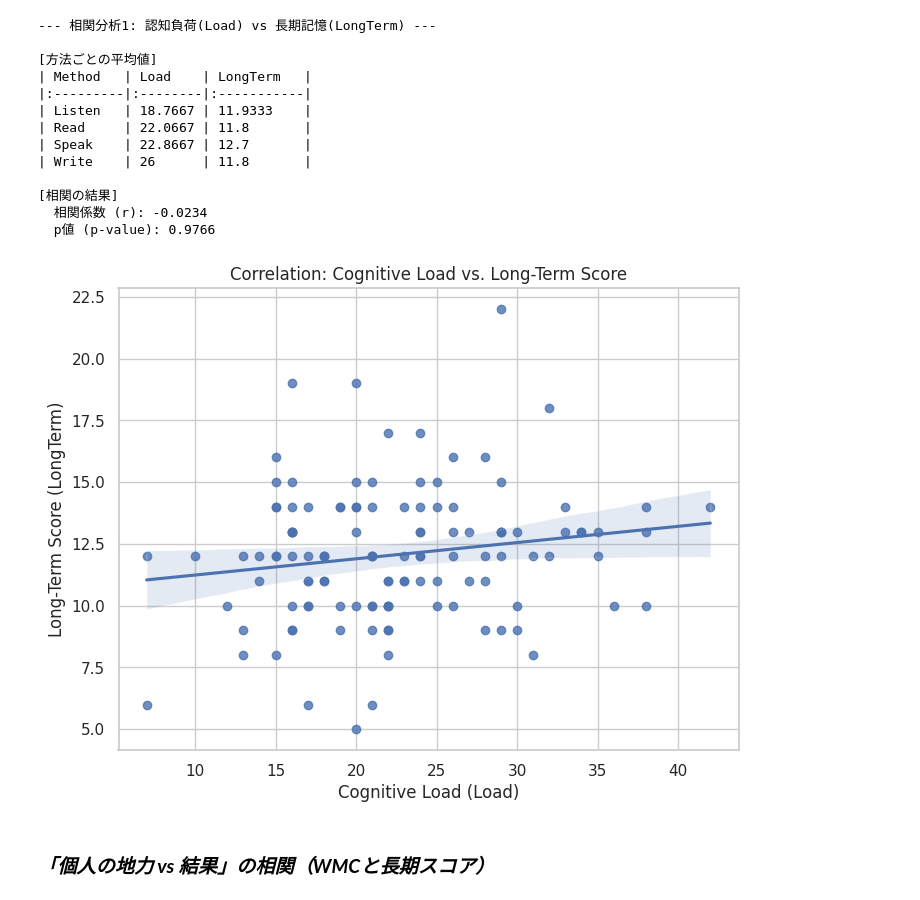
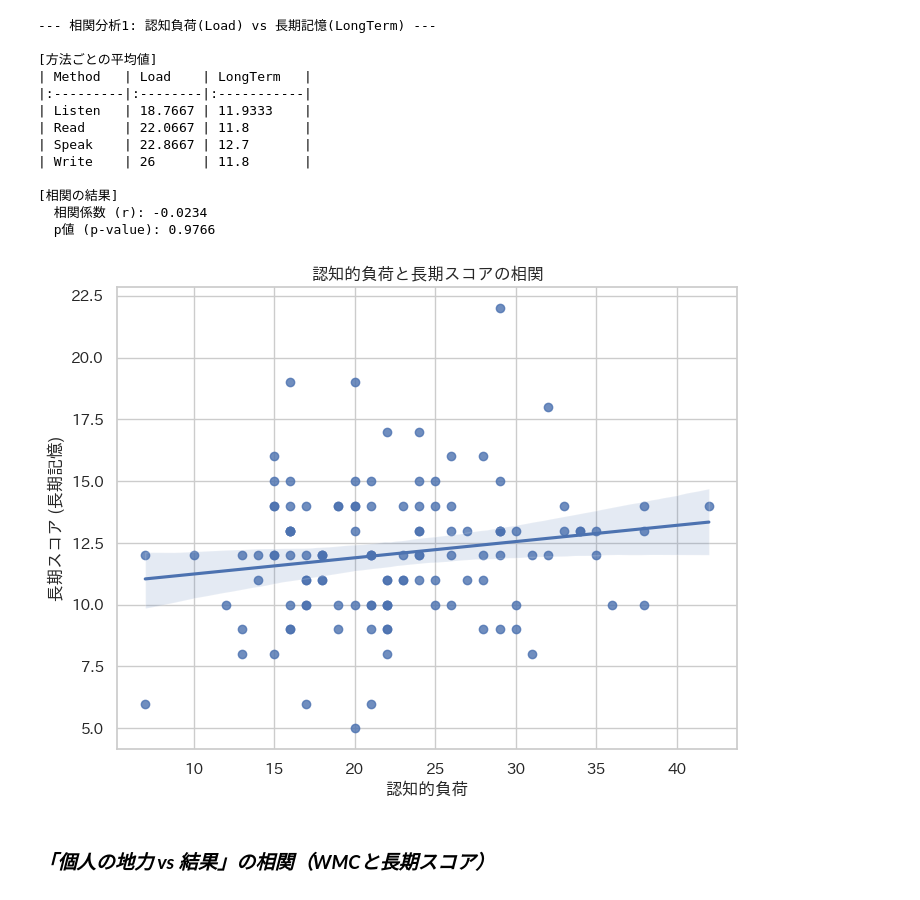
Before and after one commit to Fuga420/memory-learning-comparison, a Jupyter notebook: simulation.ipynb, the cells around one changed output. Saved outputs shown, nothing was run; the diff lists cells and outputs as text; code cells hidden in the pictures.

```diff
--- a/simulation.ipynb
+++ b/simulation.ipynb
@@ -13,7 +63,7 @@ np.random.seed(42) # 結果の再現性を担保
 # %%
 # 元データの読み込みと統計量
 
-df_original = pd.read_excel(original_file)
+df_original = pd.read_excel('卒論結果まとめ.xlsx')
 stats = df_original.select_dtypes(include=['number']).describe()
 
 round(stats.loc[['mean', 'std']],2)
@@ -213,8 +265,8 @@ Method  3.1724 3.0000 87.0000 0.0282
 # %%
 import seaborn as sns
 import matplotlib.pyplot as plt
+import japanize_matplotlib
 
-sns.set_theme(style="whitegrid")
 plt.figure(figsize=(8, 6))
 
 # 棒グラフ (平均値) を描画
@@ -226,9 +278,9 @@ sns.barplot(
     palette='Blues_d'
 )
 
-plt.title('Short-Term Memory Score by Method (Mean and 95% CI)')
-plt.xlabel('Memory Method')
-plt.ylabel('Short-Term Score')
+plt.title('方法別の得点(短期記憶)')
+plt.xlabel('記憶方法')
+plt.ylabel('得点(短期記憶)')
 plt.show()
 # %% [output]
 Passing `palette` without assigning `hue` is deprecated and will be removed in v0.14.0. Assign the `x` variable to `hue` and set `legend=False` for the same effect.
@@ -268,7 +320,6 @@ Method  0.7213 3.0000 87.0000 0.5419
 import seaborn as sns
 import matplotlib.pyplot as plt
 
-sns.set_theme(style="whitegrid")
 plt.figure(figsize=(8, 6))
 
 # 棒グラフ (平均値) を描画
@@ -280,9 +331,9 @@ sns.barplot(
     palette='Blues_d'
 )
 
-plt.title('Long-Term Memory Score by Method (Mean and 95% CI)')
-plt.xlabel('Memory Method')
-plt.ylabel('Long-Term Score')
+plt.title('方法別の得点(長期記憶)')
+plt.xlabel('記憶方法')
+plt.ylabel('得点(長期記憶)')
 plt.show()
 # %% [output]
 Passing `palette` without assigning `hue` is deprecated and will be removed in v0.14.0. Assign the `x` variable to `hue` and set `legend=False` for the same effect.
@@ -317,7 +368,7 @@ Method  7.7862 3.0000 87.0000 0.0001
 import seaborn as sns
 import matplotlib.pyplot as plt
 
-sns.set_theme(style="whitegrid")
+# sns.set_theme(style="whitegrid")
 plt.figure(figsize=(8, 6))
 
 # 棒グラフ (平均値) を描画
@@ -329,9 +380,9 @@ sns.barplot(
     palette='Blues_d'
 )
 
-plt.title('Load by Method (Mean and 95% CI)')
-plt.xlabel('Memory Method')
-plt.ylabel('Load')
+plt.title('方法別の認知負荷')
+plt.xlabel('記憶方法')
+plt.ylabel('認知負荷')
 plt.show()
 # %% [output]
 Passing `palette` without assigning `hue` is deprecated and will be removed in v0.14.0. Assign the `x` variable to `hue` and set `legend=False` for the same effect.
@@ -447,27 +492,27 @@ print(f"  p値 (p-value): {p_value:.4f}")
 # %%
 import seaborn as sns
 import matplotlib.pyplot as plt
 
 # グラフのスタイルとサイズを指定
-sns.set_theme(style="whitegrid")
+# sns.set_theme(style="whitegrid")
 plt.figure(figsize=(8, 6))
 
 # regplot を使用
 # data: 全体の縦長データ (N=120)
 # x: 認知負荷
 # y: 長期記憶スコア
 sns.regplot(
     data=df_final_long,
     x='Load',
     y='LongTerm'
 )
 
-plt.title('Correlation: Cognitive Load vs. Long-Term Score')
-plt.xlabel('Cognitive Load (Load)')
-plt.ylabel('Long-Term Score (LongTerm)')
+plt.title('認知的負荷と長期スコアの相関')
+plt.xlabel('認知的負荷')
+plt.ylabel('長期スコア (長期記憶)')
 plt.show()
 # %% [output]
-[figure, old version]
+[figure, new version]
 # %% [markdown]
 ### ***「個人の地力 vs 結果」の相関（WMCと長期スコア）***
 # %%
```
Also changed, not shown: parts of 23 cells of this notebook.
